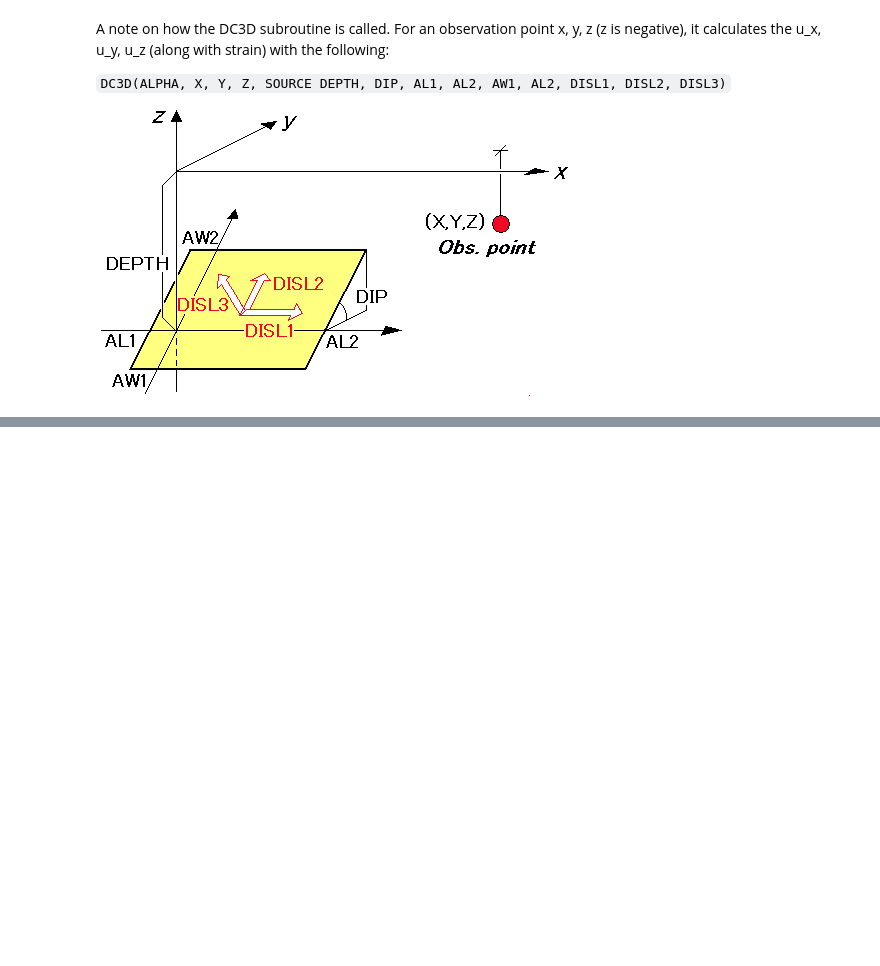
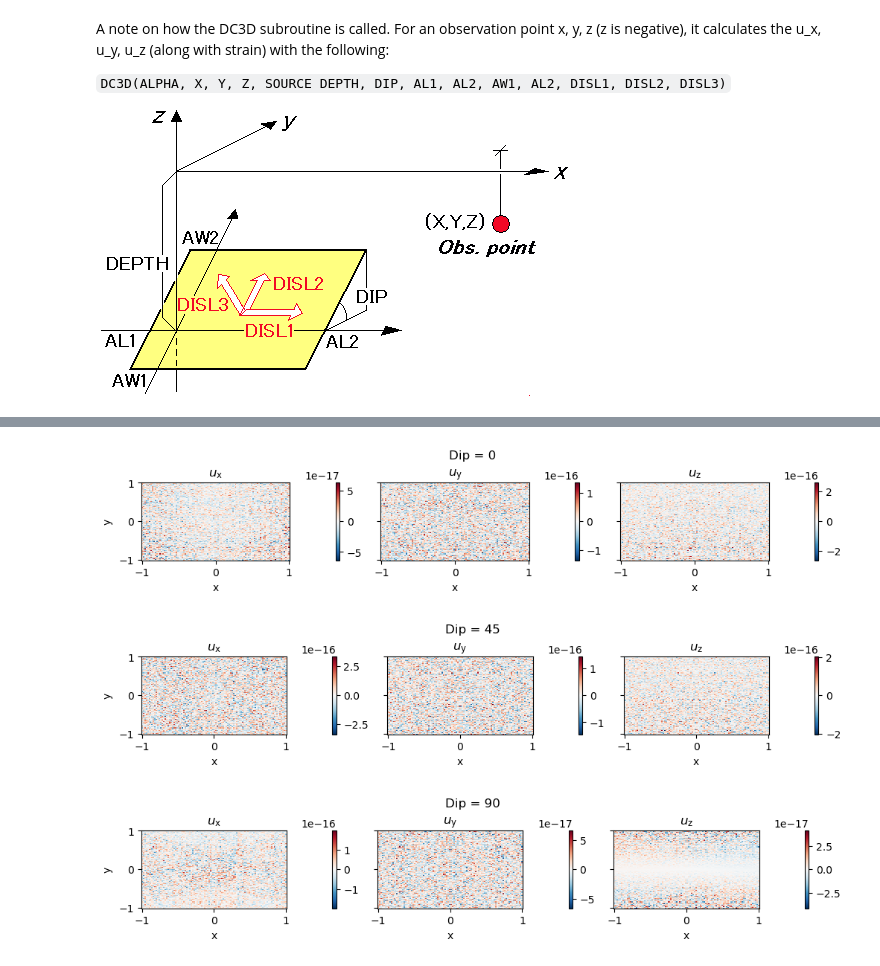
Before and after one commit to glugeorge/okada_python, a Jupyter notebook: unit_tests.ipynb, the cells around one changed output, grey strips where cells are left out. Drawn from its saved outputs; the diff is of its cells as text; code cells hidden in the pictures; blank space fills up the shorter version.

Commit message:
Made version of okada92 more pythonic, fixed typo

```diff
--- a/unit_tests.ipynb
+++ b/unit_tests.ipynb
@@ -120,16 +131,19 @@ disl1 = 0 # strike
 disl2 = 0 # dip
 disl3 = 1 # tensile
 
-ux_arr= np.zeros(n)
-uy_arr = np.zeros(n)
-uz_arr = np.zeros(n)
+ux_arr_tens = np.zeros(n)
+uy_arr_tens = np.zeros(n)
+uz_arr_tens = np.zeros(n)
+start_time = time.time()
 for k in range(n[2]):
     for i in range(n[0]):
         for j in range(n[1]):
                 ux,uy,uz,uxx,uyx,uzx,uxy,uyy,uzy,uxz,uyz,uzz = DC3D(alpha,x[i],y[j],-obs_depth,source_depth,dips[k],patch_dim[0],patch_dim[1],patch_dim[2],patch_dim[3],disl1,disl2,disl3)
-                ux_arr[i,j,k]=ux
-                uy_arr[i,j,k]=uy
-                uz_arr[i,j,k]=uz
+                ux_arr_tens[i,j,k]=ux
+                uy_arr_tens[i,j,k]=uy
+                uz_arr_tens[i,j,k]=uz
 
-    plot_displacements(ux_arr[:,:,k].T,uy_arr[:,:,k].T,uz_arr[:,:,k].T,dips[k])
+    plot_displacements(ux_arr_tens[:,:,k].T,uy_arr_tens[:,:,k].T,uz_arr_tens[:,:,k].T,dips[k])
+elapsed_time = time.time() - start_time
+print(f"Elapsed time: {elapsed_time} seconds")
 # %% [output]
@@ -141,0 +160,24 @@ scipy.io.savemat('tensile_test.mat', {'ux': ux_arr, 'uy': uy_arr, 'uz': uz_arr,
+# %%
+# Load unit tests done with Stacy Larochelle's Okada85 matlab scripts
+def load_results_mat(filename):
+    folder = 'Okada_unit_tests'
+    file_path = os.path.join(folder, filename)
+    mat_data = scipy.io.loadmat(file_path)
+    ux = mat_data['u_x_arr']
+    uy =  mat_data['u_y_arr']
+    uz = mat_data['u_z_arr']
+    return ux, uy, uz
+# %%
+# Strike slip
+ux, uy, uz = load_results_mat('strike_mat.mat')
+diffx = np.transpose(ux_arr_strike, (1, 0, 2))-ux
+diffy = np.transpose(uy_arr_strike, (1, 0, 2))-uy
+diffz = np.transpose(uz_arr_strike, (1, 0, 2))-uz
+
+#print(f'Max difference for strike slip is {np.max(diff)} cm')
+for k in range(3):
+    plot_displacements(diffx[:,:,k],diffy[:,:,k],diffz[:,:,k],dips[k])
+# %% [output]
+[figure, added]
+[figure, added]
+[figure, added]
```
Also changed, not shown: parts of 11 cells of this notebook, 7 other files.
